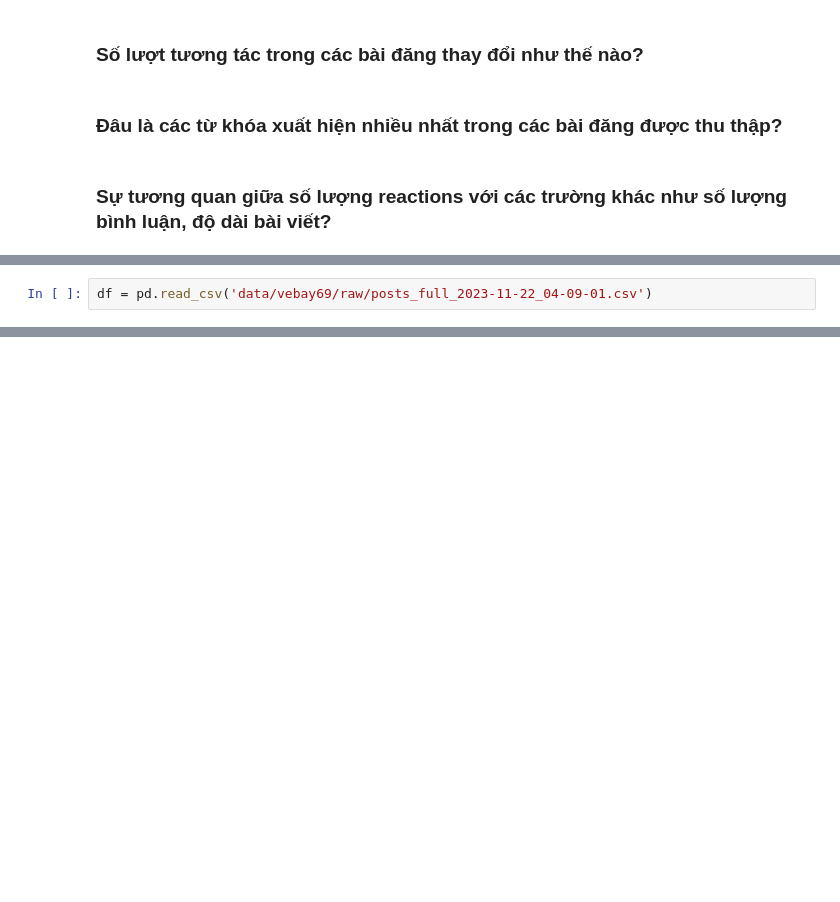
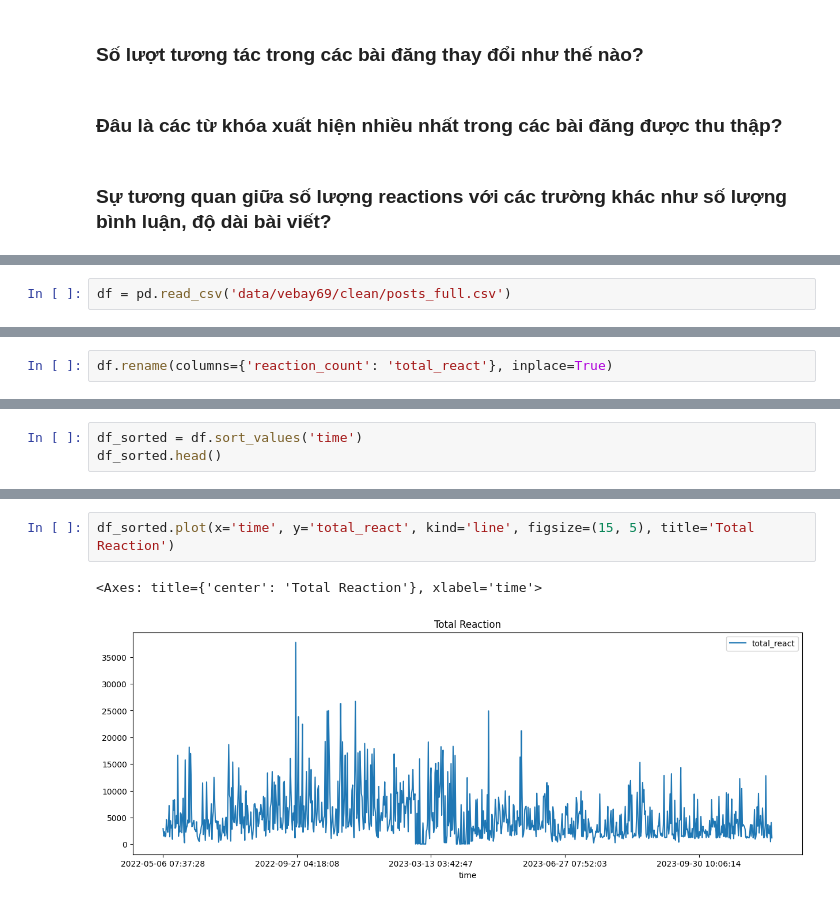
Before and after one commit to quangster/analyze-facebook-page, a Jupyter notebook: analyze_data.ipynb, the cells around one changed output, grey strips where cells are left out. Saved outputs shown, nothing was run; the diff lists cells and outputs as text; blank space fills up the shorter version.

```diff
--- a/analyze_data.ipynb
+++ b/analyze_data.ipynb
@@ -15,2 +19,2 @@ pd.set_option('display.max_columns', None)
 # %%
-df = pd.read_csv('data/vebay69/raw/posts_full_2023-11-22_04-09-01.csv')
+df = pd.read_csv('data/vebay69/clean/posts_full.csv')
@@ -25,0 +75,2 @@ df[df['post_id'] == 680020737566467]
+# %%
+df.rename(columns={'reaction_count': 'total_react'}, inplace=True)
@@ -25,0 +89,3 @@ df[df['post_id'] == 680020737566467]
+# %%
+df_sorted = df.sort_values('time')
+df_sorted.head()
@@ -25,0 +99,5 @@ df[df['post_id'] == 680020737566467]
+# %%
+df_sorted.plot(x='time', y='total_react', kind='line', figsize=(15, 5), title='Total Reaction')
+# %% [output]
+<Axes: title={'center': 'Total Reaction'}, xlabel='time'>
+[figure, added]
```
Also changed, not shown: parts of 18 cells of this notebook, 4 other files.
